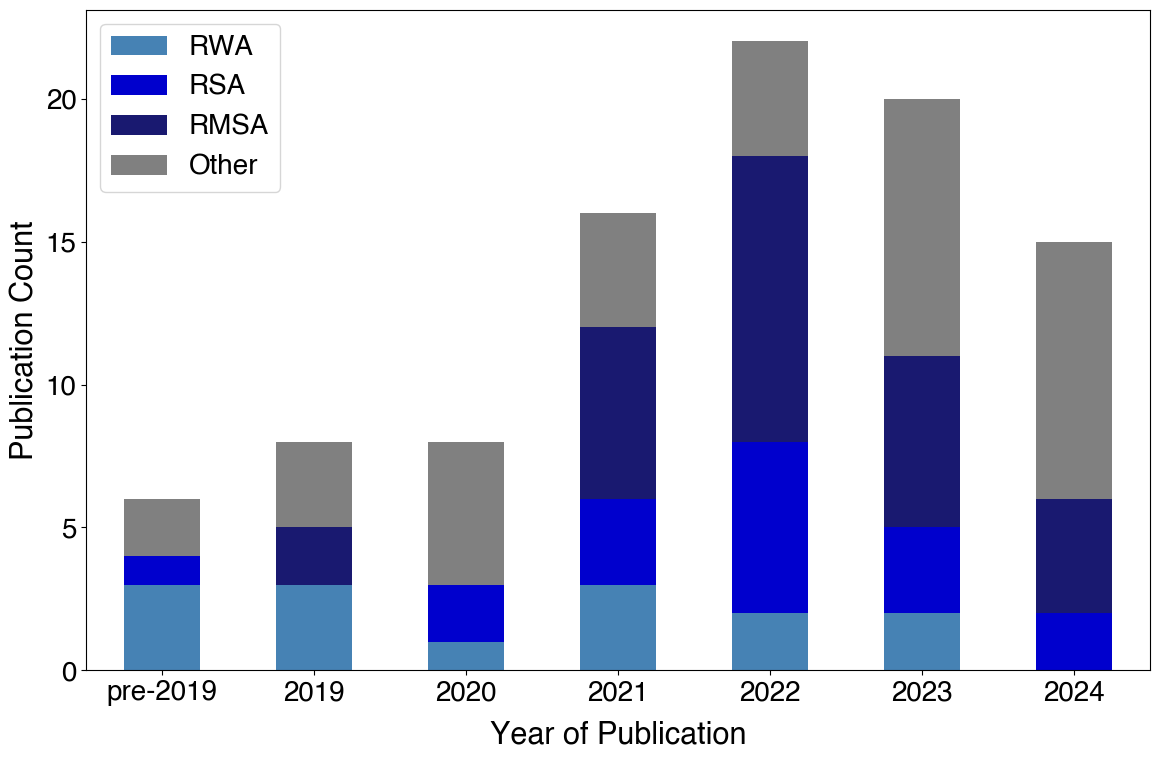
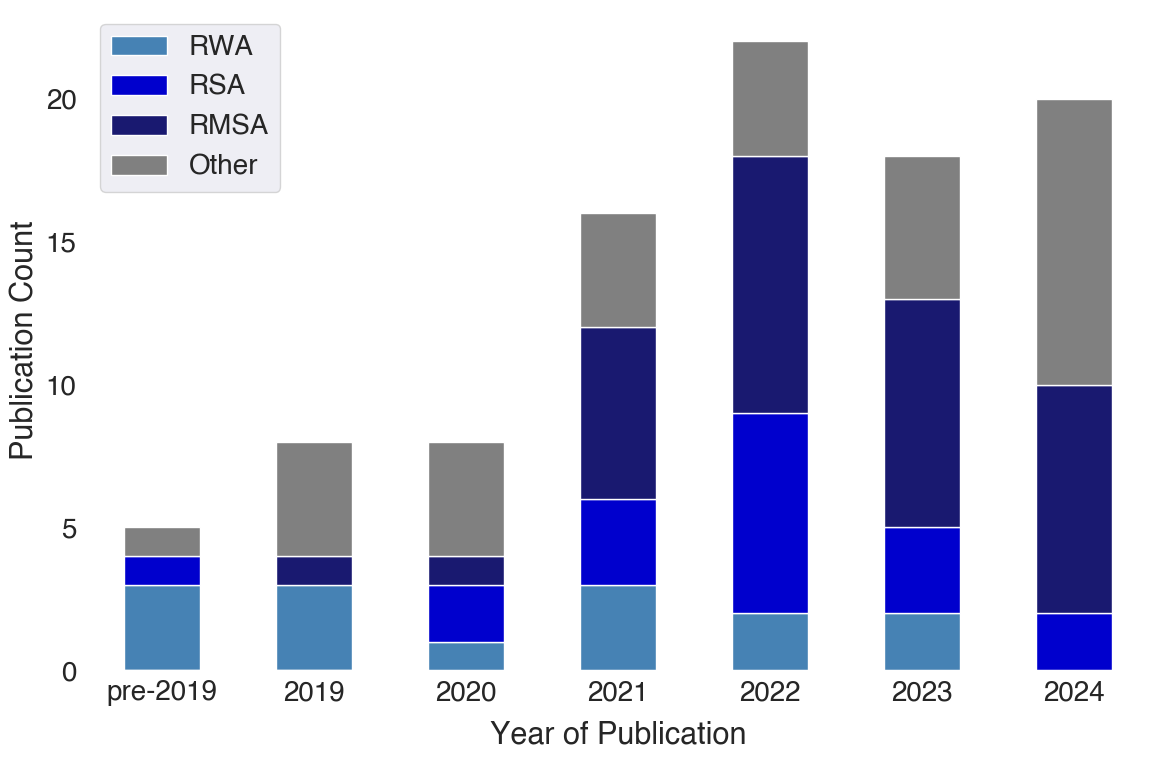
Unified diff of the notebook cell whose output changed from the first chart to the second:
--- before
+++ after
@@ -47,4 +47,5 @@
 # Create the stacked bar chart
 fig, ax = plt.subplots(figsize=(12, 8))
+ax.set_facecolor('white')
 
 # Set up Helvetica font
@@ -85,4 +86,5 @@
 plt.ylabel('Publication Count', fontsize=22)
 plt.legend(loc='upper left', fontsize=20)
+#plt.background_color = 'white'
 plt.tight_layout()
 

Commit: Update files to recreate plots for JOCN paper